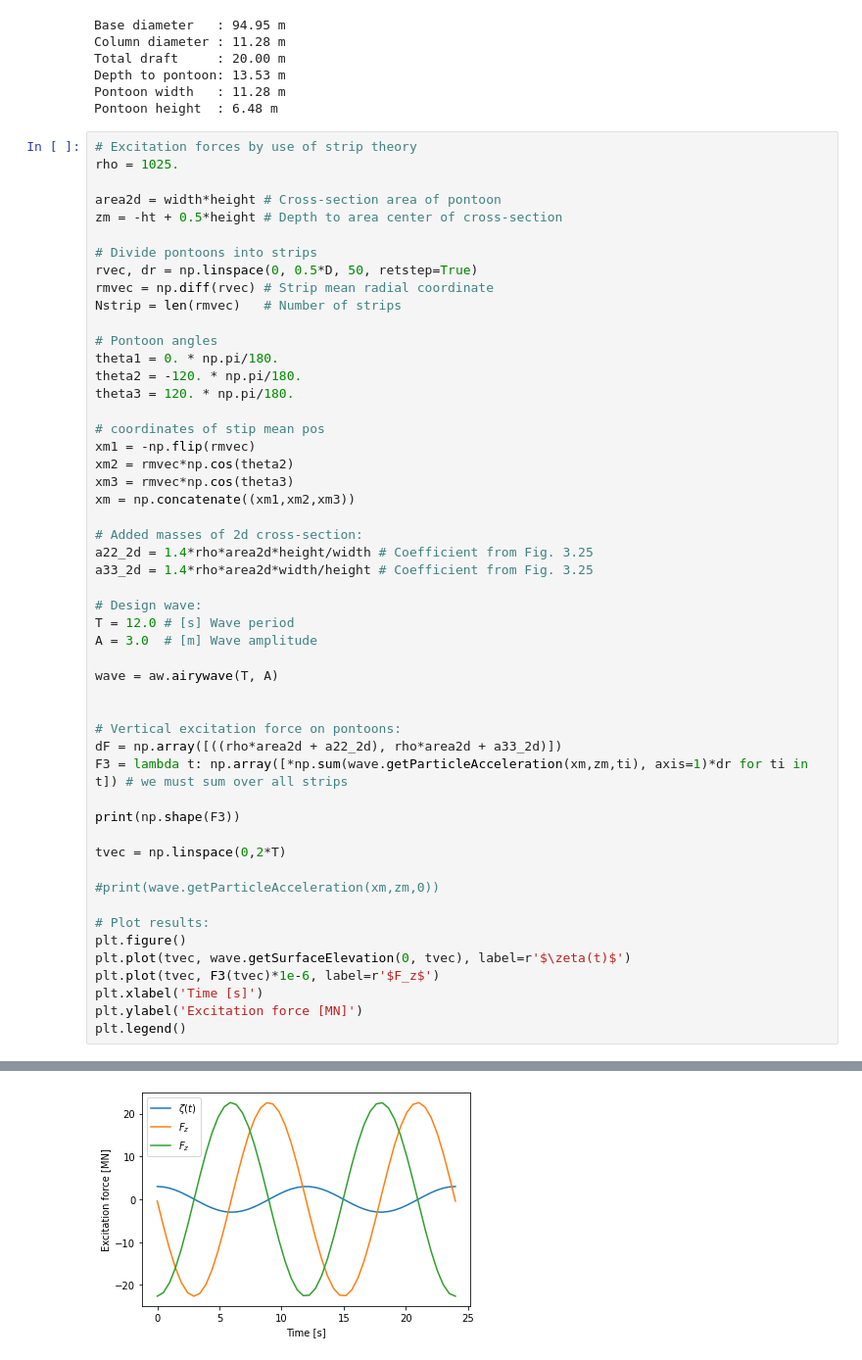
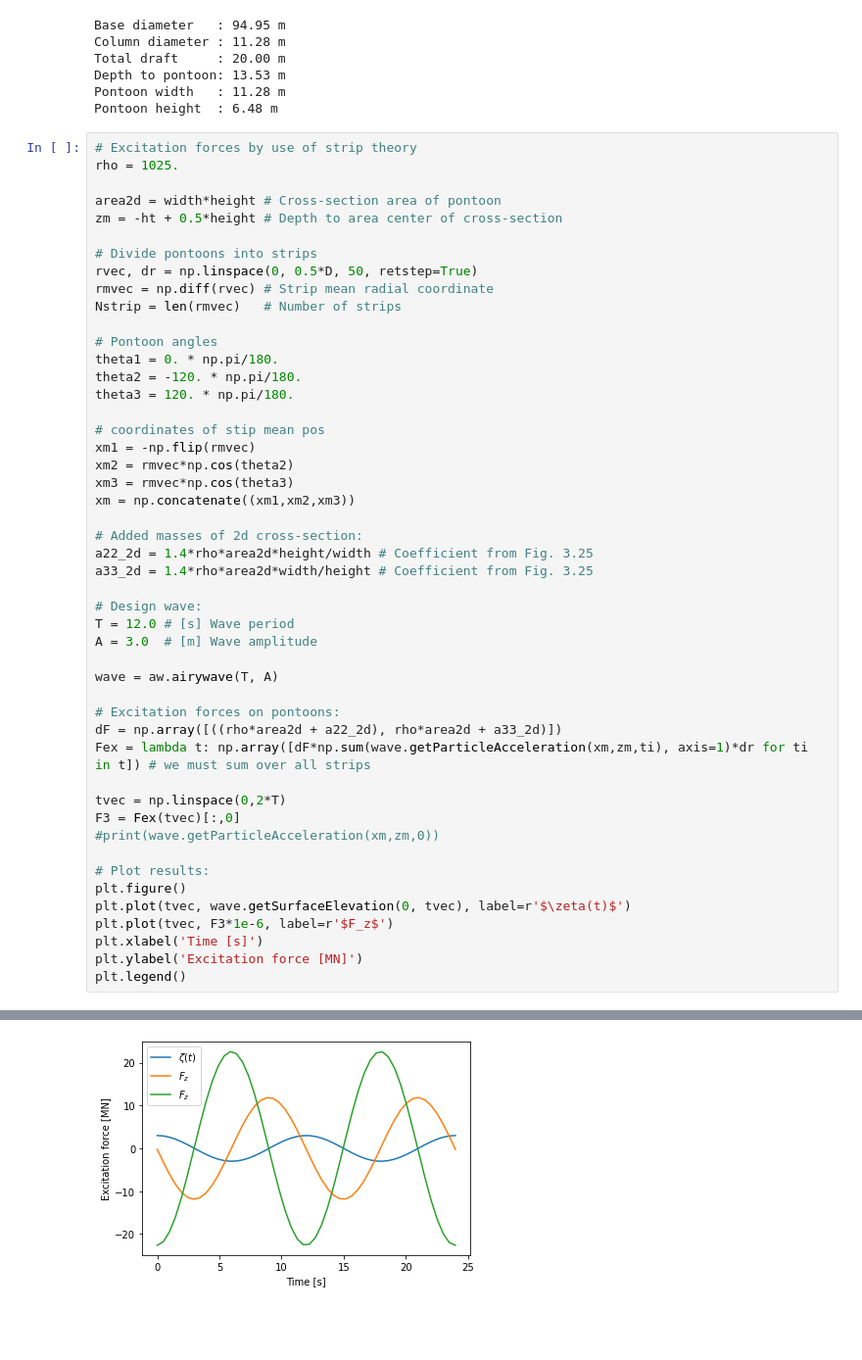
Before and after one commit to hydrodavid/tmr4247, a Jupyter notebook: Lecture_7.ipynb, the cells around one changed output, grey strips where cells are left out. Shown at 98% size. Drawn from its saved outputs; the diff is of its cells as text; blank space fills up the shorter version.

```diff
--- a/Lecture_7.ipynb
+++ b/Lecture_7.ipynb
@@ -180,21 +357,18 @@ A = 3.0  # [m] Wave amplitude
 
 wave = aw.airywave(T, A)
 
-
-# Vertical excitation force on pontoons:
+# Excitation forces on pontoons:
 dF = np.array([((rho*area2d + a22_2d), rho*area2d + a33_2d)])
-F3 = lambda t: np.array([*np.sum(wave.getParticleAcceleration(xm,zm,ti), axis=1)*dr for ti in t]) # we must sum over all strips
-
-print(np.shape(F3))
+Fex = lambda t: np.array([dF*np.sum(wave.getParticleAcceleration(xm,zm,ti), axis=1)*dr for ti in t]) # we must sum over all strips
 
 tvec = np.linspace(0,2*T)
-
+F3 = Fex(tvec)[:,0]
 #print(wave.getParticleAcceleration(xm,zm,0))
 
 # Plot results:
 plt.figure()
 plt.plot(tvec, wave.getSurfaceElevation(0, tvec), label=r'$\zeta(t)$')
-plt.plot(tvec, F3(tvec)*1e-6, label=r'$F_z$')
+plt.plot(tvec, F3*1e-6, label=r'$F_z$')
 plt.xlabel('Time [s]')
 plt.ylabel('Excitation force [MN]')
 plt.legend()
@@ -204 +377 @@ plt.legend()
-[figure, old version]
+[figure, new version]
```
Also changed, not shown: parts of 13 cells of this notebook, 3 other files.
